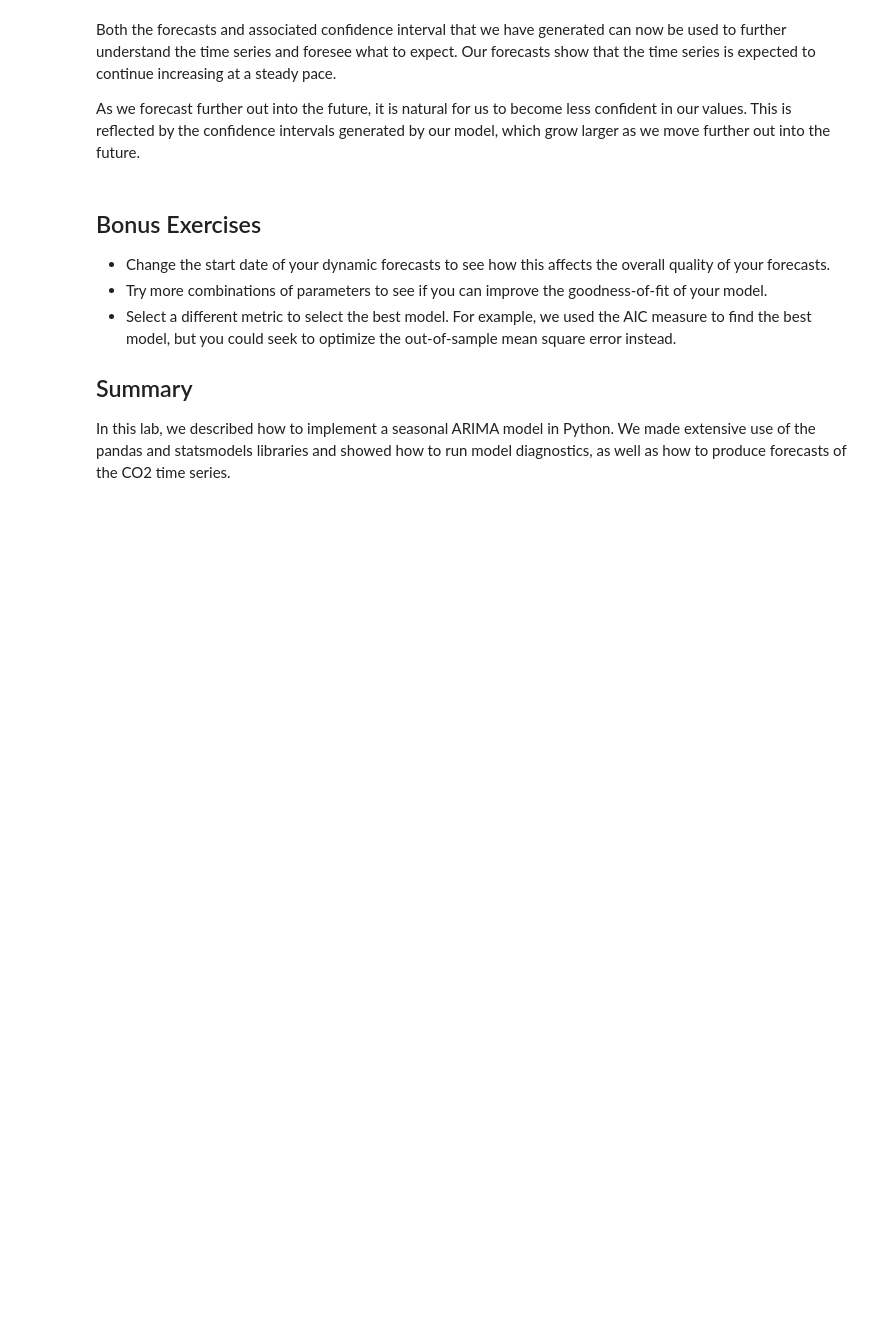
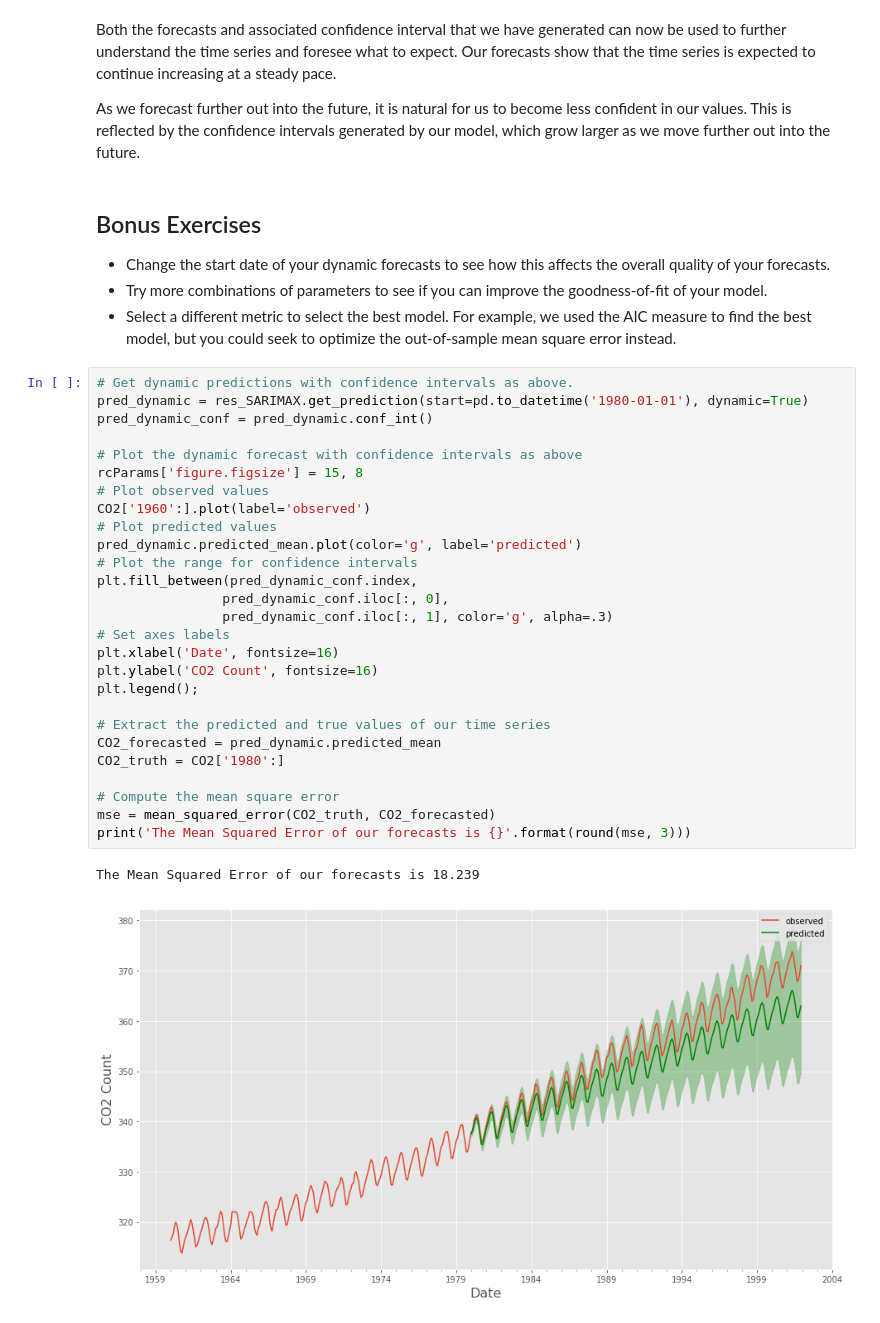
Before and after one commit to magnawhale/dsc-sarima-models-lab-online-ds-ft-051319, a Jupyter notebook: index.ipynb, the cells around one changed output. Saved outputs shown, nothing was run; the diff lists cells and outputs as text; blank space fills up the shorter version.

```diff
--- a/index.ipynb
+++ b/index.ipynb
@@ -397,8 +434,33 @@ As we forecast further out into the future, it is natural for us to become less
 * Change the start date of your dynamic forecasts to see how this affects the overall quality of your forecasts.
 * Try more combinations of parameters to see if you can improve the goodness-of-fit of your model.
 * Select a different metric to select the best model. For example, we used the AIC measure to find the best model, but you could seek to optimize the out-of-sample mean square error instead.
-
-
-## Summary
-
-In this lab, we described how to implement a seasonal ARIMA model in Python. We made extensive use of the pandas and statsmodels libraries and showed how to run model diagnostics, as well as how to produce forecasts of the CO2 time series.
+# %%
+# Get dynamic predictions with confidence intervals as above.
+pred_dynamic = res_SARIMAX.get_prediction(start=pd.to_datetime('1980-01-01'), dynamic=True)
+pred_dynamic_conf = pred_dynamic.conf_int()
+
+# Plot the dynamic forecast with confidence intervals as above
+rcParams['figure.figsize'] = 15, 8
+# Plot observed values
+CO2['1960':].plot(label='observed')
+# Plot predicted values
+pred_dynamic.predicted_mean.plot(color='g', label='predicted')
+# Plot the range for confidence intervals
+plt.fill_between(pred_dynamic_conf.index,
+                pred_dynamic_conf.iloc[:, 0],
+                pred_dynamic_conf.iloc[:, 1], color='g', alpha=.3)
+# Set axes labels
+plt.xlabel('Date', fontsize=16)
+plt.ylabel('CO2 Count', fontsize=16)
+plt.legend();
+
+# Extract the predicted and true values of our time series
+CO2_forecasted = pred_dynamic.predicted_mean
+CO2_truth = CO2['1980':]
+
+# Compute the mean square error
+mse = mean_squared_error(CO2_truth, CO2_forecasted)
+print('The Mean Squared Error of our forecasts is {}'.format(round(mse, 3)))
+# %% [output]
+The Mean Squared Error of our forecasts is 18.239
+[figure, added]
```
Also changed, not shown: parts of 15 cells of this notebook.
